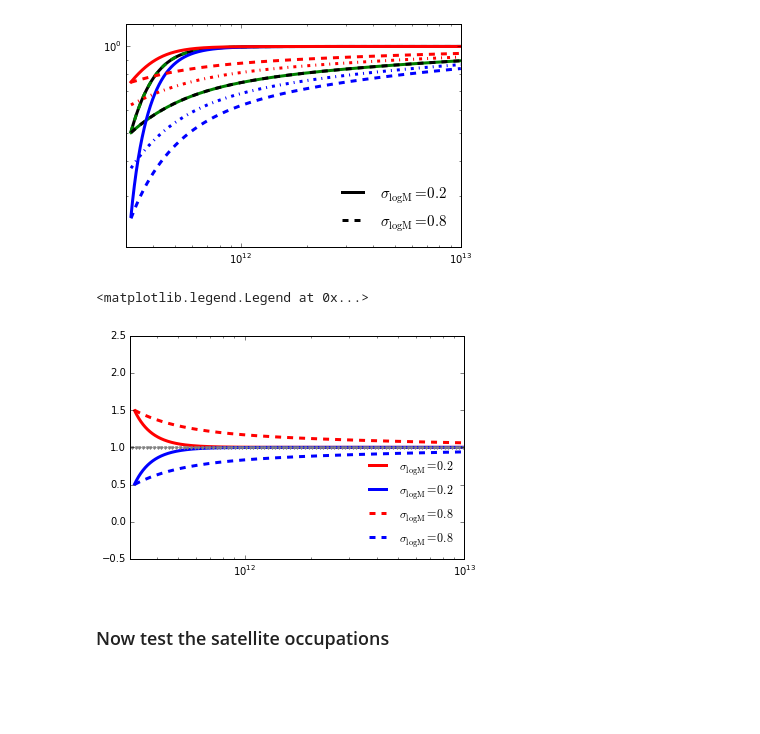
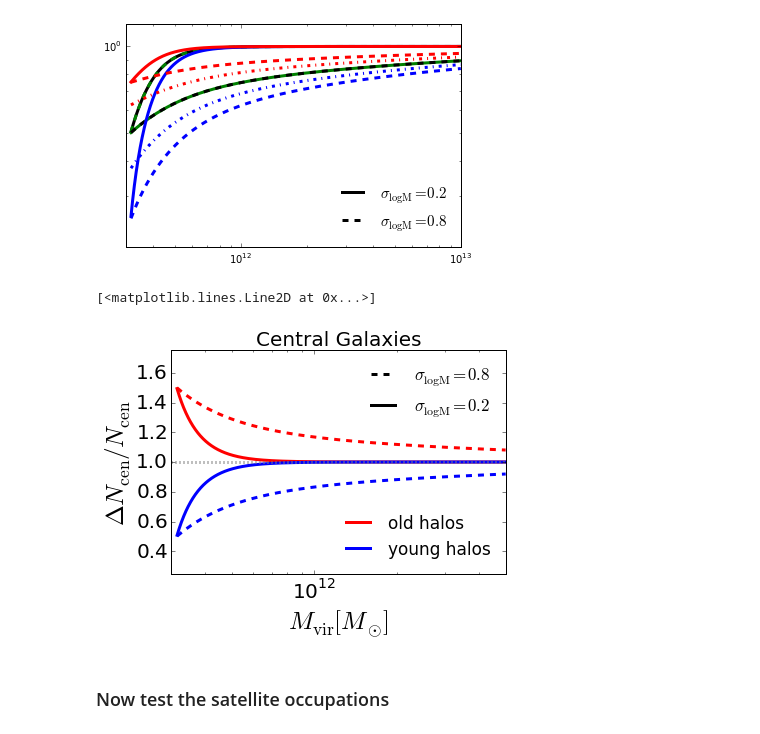
Before and after one commit to astropy/halotools, a Jupyter notebook: test_meanocc_scatter.ipynb, the cells around one changed output. Saved outputs shown, nothing was run; the diff lists cells and outputs as text; code cells hidden in the pictures; blank space fills up the shorter version.

```diff
--- a/test_meanocc_scatter.ipynb
+++ b/test_meanocc_scatter.ipynb
@@ -83,30 +83,49 @@ plt.legend(frameon=False, fontsize=15, loc=4)
 <matplotlib.legend.Legend at 0x...>
 [figure]
 # %%
+fig65 = plt.figure()
+ax = fig65.add_subplot(111)
+
 highz_ratio_20 = highz_ncen_assembias20/highz_ncen_baseline20
 lowz_ratio_20 = lowz_ncen_assembias20/lowz_ncen_baseline20
 highz_ratio_80 = highz_ncen_assembias80/highz_ncen_baseline80
 lowz_ratio_80 = lowz_ncen_assembias80/lowz_ncen_baseline80
 
-plt.plot(highz_halos['halo_mvir'], highz_ratio_20, '-', color='r', linewidth=3,
+ax.plot(highz_halos['halo_mvir'], highz_ratio_20, '-', color='r', linewidth=3,
          label = r'$\sigma_{\rm logM} = 0.2$')
-plt.plot(lowz_halos['halo_mvir'], lowz_ratio_20, '-', color='b', linewidth=3,
+ax.plot(lowz_halos['halo_mvir'], lowz_ratio_20, '-', color='b', linewidth=3,
          label = r'$\sigma_{\rm logM} = 0.2$')
 
-plt.plot(highz_halos['halo_mvir'], highz_ratio_80, '--', color='r', linewidth=3,
+ax.plot(highz_halos['halo_mvir'], highz_ratio_80, '--', color='r', linewidth=3,
          label = r'$\sigma_{\rm logM} = 0.8$')
-plt.plot(lowz_halos['halo_mvir'], lowz_ratio_80, '--', color='b', linewidth=3,
+ax.plot(lowz_halos['halo_mvir'], lowz_ratio_80, '--', color='b', linewidth=3,
          label = r'$\sigma_{\rm logM} = 0.8$')
 
+blue_line = mlines.Line2D([], [], ls = '-', c = 'b', linewidth=3, label = 'young halos')
+red_line = mlines.Line2D([], [], ls = '-', c = 'r', linewidth=3, label = 'old halos')
+first_legend = plt.legend(handles=[red_line, blue_line], frameon=False, loc=4, fontsize=17)
+ax.add_artist(first_legend)
+
+solid_line = mlines.Line2D([], [], ls = '--', c = 'k', linewidth=3,
+                           label = r'$\sigma_{\rm logM} = 0.8$')
+dashed_line = mlines.Line2D([], [], ls = '-', c = 'k', linewidth=3,
+                           label = r'$\sigma_{\rm logM} = 0.2$')
+plt.legend(handles=[solid_line, dashed_line], frameon=False, loc=1, fontsize=17)
+
 plt.xscale('log')
-plt.ylim(ymin = -0.5, ymax=2.5)
-plt.xlim(xmin=3e11, xmax=1e13)
+plt.ylim(ymin = 0.25, ymax=1.75)
+plt.xlim(xmin=3e11, xmax=5e12)
+plt.xticks(fontsize=20)
+plt.yticks(fontsize=20)
 
-plt.plot(np.logspace(10, 15, 300), np.ones(300), '.', color='gray')
-plt.legend(frameon=False, loc=4, fontsize=12)
+xlabel = ax.set_xlabel(r'$M_{\rm vir} [M_{\odot}]$', fontsize=25)
+ylabel = ax.set_ylabel(r'$\Delta N_{\rm cen} / N_{\rm cen}$', fontsize=25)
+title = ax.set_title('Central Galaxies', fontsize=20)
+
+ax.plot(np.logspace(10, 15, 300), np.ones(300), ':', color='gray', linewidth=3)
 # %% [output]
-<matplotlib.legend.Legend at 0x...>
+[<matplotlib.lines.Line2D at 0x...>]
-[figure, old version]
+[figure, new version]
 # %% [markdown]
 ### Now test the satellite occupations
 # %%
```
